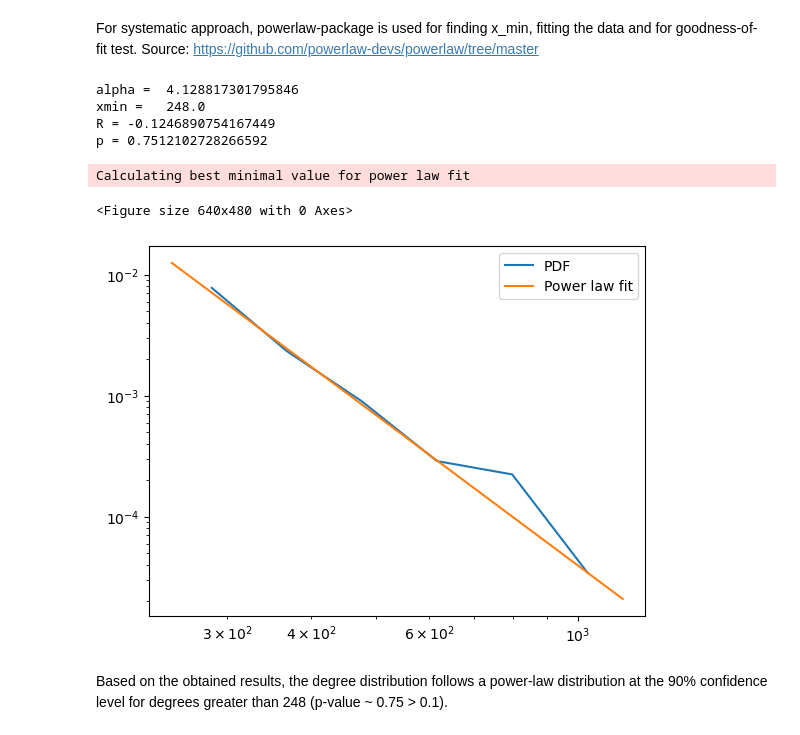
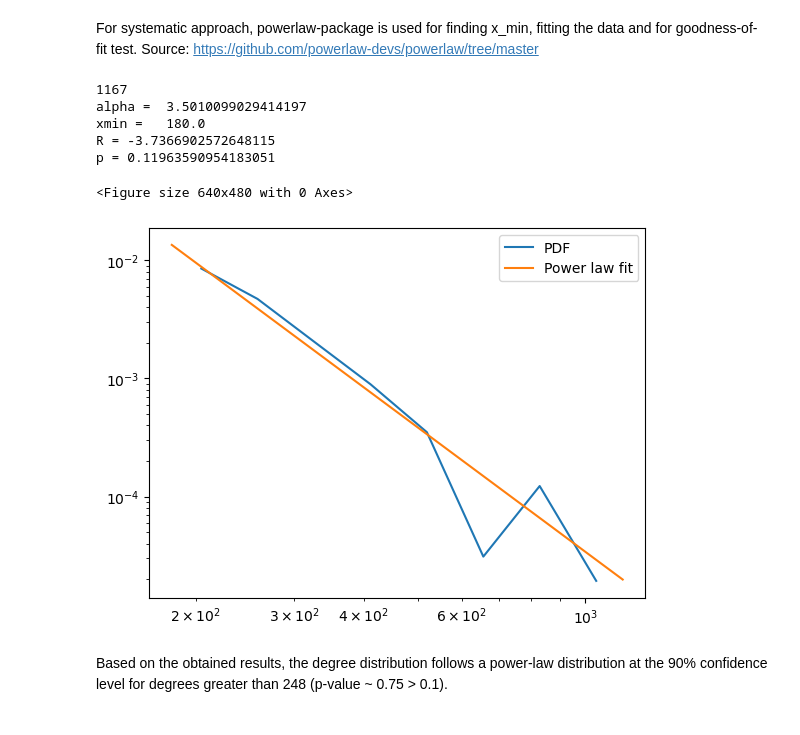
Before and after one commit to JereMakkonen/wikipedia-vote-link-prediction, a Jupyter notebook: project17.ipynb, the cells around one changed output. Drawn from its saved outputs; the diff is of its cells as text; code cells hidden in the pictures.

```diff
--- a/project17.ipynb
+++ b/project17.ipynb
@@ -208,36 +208,38 @@ Source: https://github.com/powerlaw-devs/powerlaw/tree/master
 # %%
 degrees = nx.degree(G)
 
 degrees = [d for id, d in degrees]
 
-fit = powerlaw.Fit(degrees, discrete=True)
+print(max(degrees))
+
+fit = powerlaw.Fit(degrees, discrete=True, xmin=180)
 
 print("alpha = ", fit.power_law.alpha)
 print("xmin =  ", fit.power_law.xmin)
 
 # power law fit is compared to lognormal fit
 R, p = fit.distribution_compare('power_law', 'lognormal')
 
 print("R =", R)
 print("p =", p)
 
 plt.clf()
 
 fig, ax = plt.subplots()
 
 fit.plot_pdf(ax=ax, label='PDF')
 fit.power_law.plot_pdf(ax=ax, label='Power law fit')
 
 plt.legend()
 plt.show()
 # %% [output]
-alpha =  4.128817301795846
-xmin =   248.0
-R = -0.1246890754167449
-p = 0.7512102728266592
+1167
+alpha =  3.5010099029414197
+xmin =   180.0
+R = -3.7366902572648115
+p = 0.11963590954183051
-Calculating best minimal value for power law fit
+<Figure size 640x480 with 0 Axes>
-<Figure size 640x480 with 0 Axes>
-[figure, old version]
+[figure, new version]
 # %% [markdown]
 Based on the obtained results, the degree distribution follows a power-law distribution at the 90% confidence level for degrees greater than 248 (p-value ~ 0.75 > 0.1).
 # %% [markdown]
```
Also changed, not shown: parts of 2 cells of this notebook.
